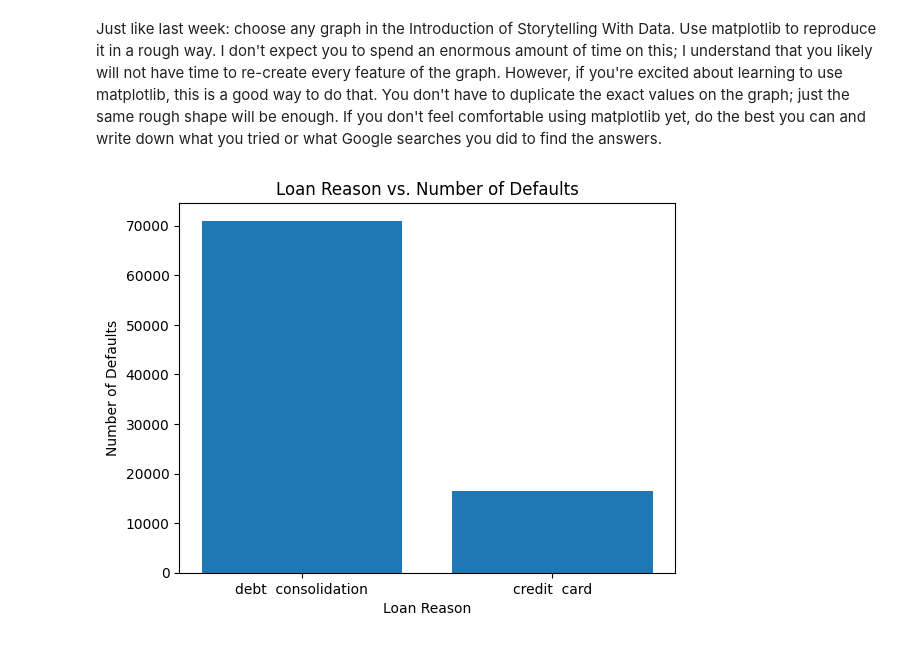
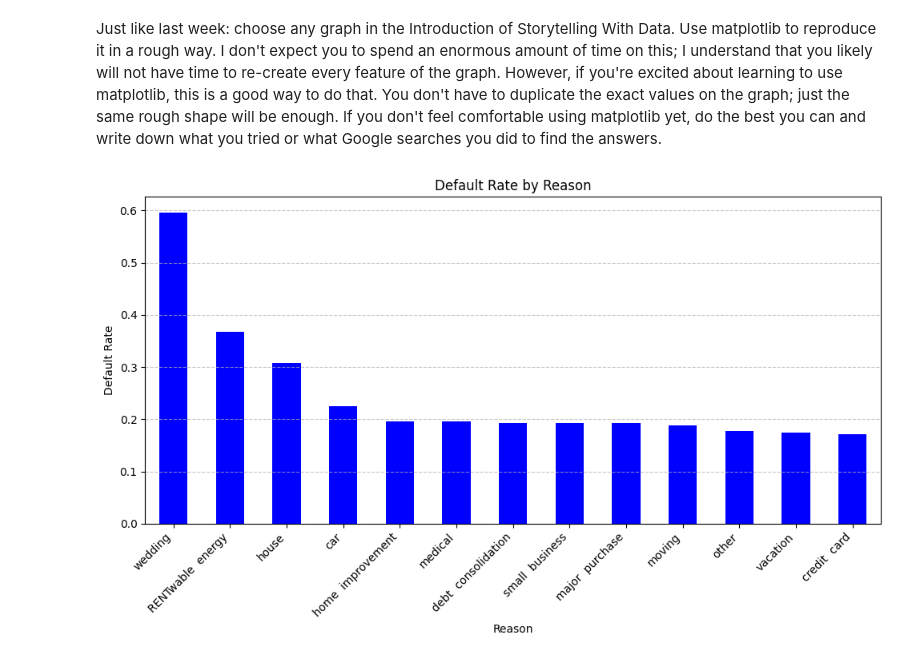
Before and after one commit to makenna-e/bu-cds-dx699s-summer-2025-assignments, a Jupyter notebook: OMDS-ModB2-Week2-Ehrlich-Makenna.ipynb, the cells around one changed output. Drawn from its saved outputs; the diff is of its cells as text; code cells hidden in the pictures.

```diff
--- a/OMDS-ModB2-Week2-Ehrlich-Makenna.ipynb
+++ b/OMDS-ModB2-Week2-Ehrlich-Makenna.ipynb
@@ -193,13 +310,26 @@ I may have to correct/modify the data, since there are a good number of NaN valu
 # %% [markdown]
 Just like last week: choose any graph in the Introduction of Storytelling With Data. Use matplotlib to reproduce it in a rough way. I don't expect you to spend an enormous amount of time on this; I understand that you likely will not have time to re-create every feature of the graph. However, if you're excited about learning to use matplotlib, this is a good way to do that. You don't have to duplicate the exact values on the graph; just the same rough shape will be enough.  If you don't feel comfortable using matplotlib yet, do the best you can and write down what you tried or what Google searches you did to find the answers.
 # %%
-categories = df_loan["Reason"].value_counts().nlargest(2).index.tolist()
-values = (df_loan["Default"]==1).value_counts()
-
-plt.bar(categories, values)
-plt.xlabel('Loan Reason')
-plt.ylabel('Number of Defaults')
-plt.title('Loan Reason vs. Number of Defaults')
-plt.show()
+# Preprocessing the df_loan dataframe for use
+df_loan.dropna()
+df_loan["Postal_Code"] = df_loan["Postal_Code"].astype("Int64")
+df_loan["Asst_Reg"] = df_loan["Asst_Reg"].astype(float)
-# %% [output]
-[figure, removed]
+# %%
+# Calculating the default rate by the Reason listed on the loan application
+# Trying to identify which loan reasons have the highest rates of default
+default_rate = df_loan.groupby("Reason")["Default"].mean().sort_values(ascending=False)
+# %%
+# Seeking to mimic the Ticket Trend chart on Page 4
+plt.figure(figsize=(10, 6))
+default_rate.plot(kind="bar", color="blue")
+
+plt.title("Default Rate by Reason")
+plt.xlabel("Reason")
+plt.ylabel("Default Rate")
+plt.xticks(rotation=45, ha='right')
+plt.tight_layout()
+plt.grid(axis='y', linestyle='--', alpha=0.7)
+
+plt.show()
+# %% [output]
+[figure, added]
```
Also changed, not shown: parts of 18 cells of this notebook.
